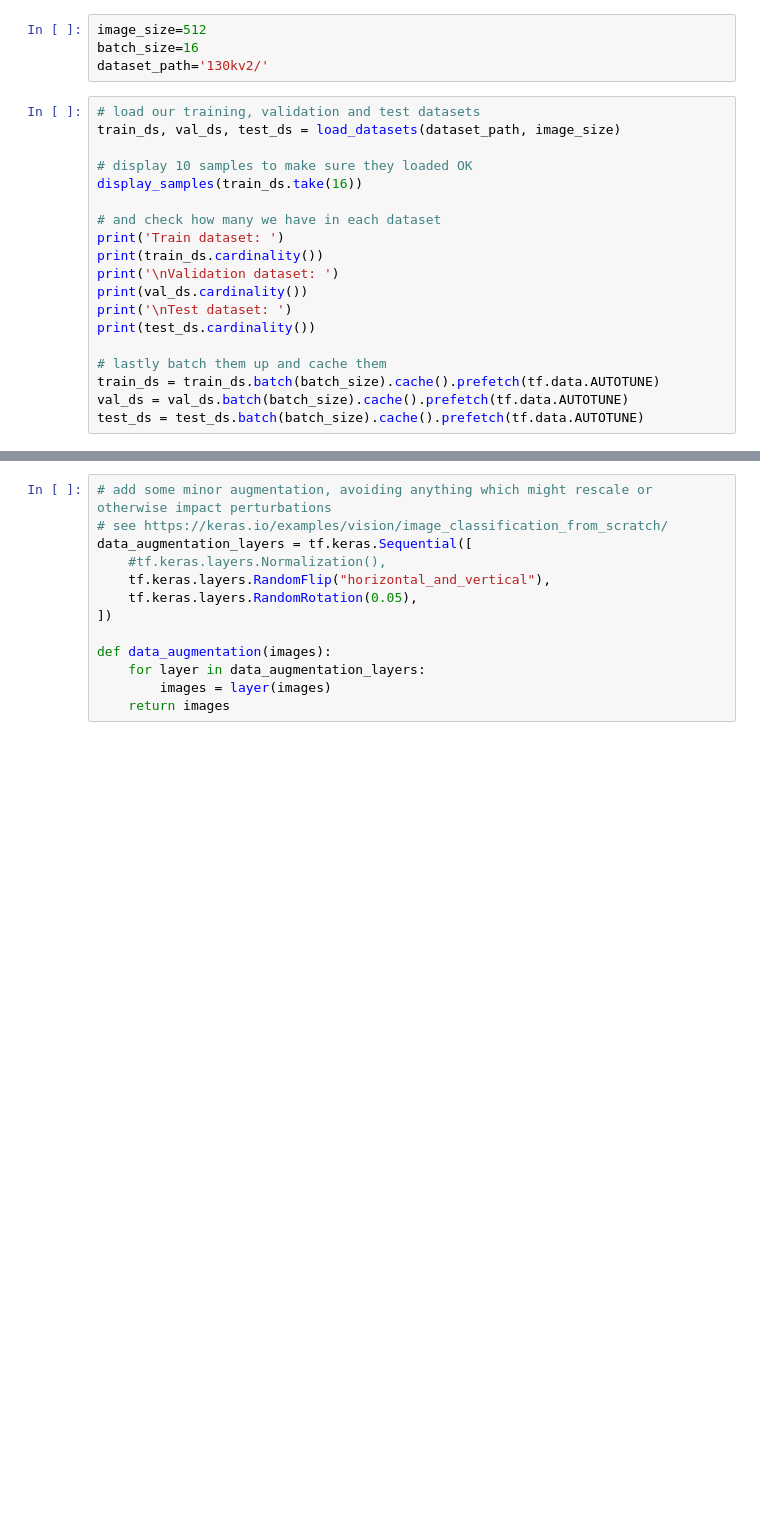
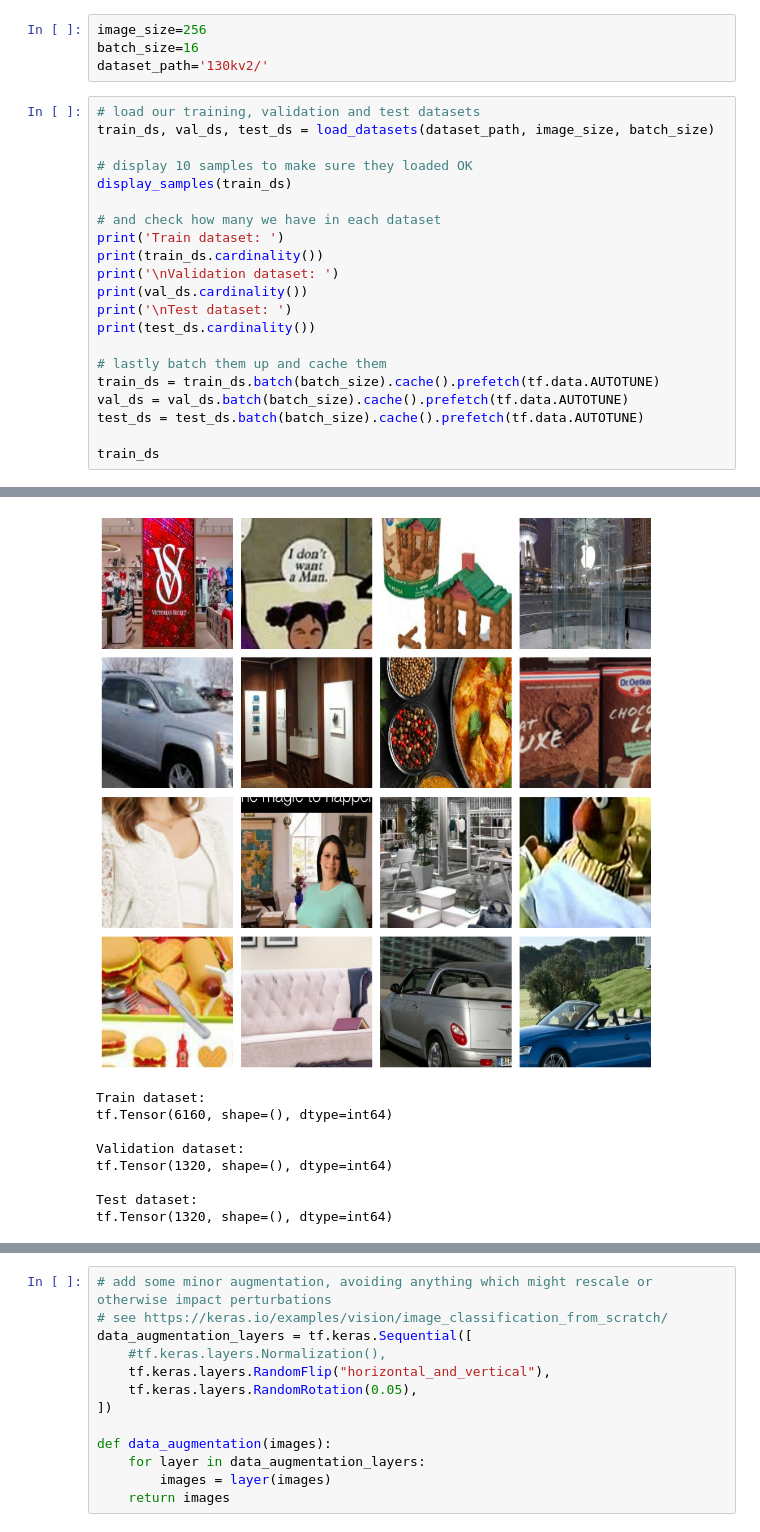
Before and after one commit to nihil5320/poisoned-sample-detection, a Jupyter notebook: notebook.ipynb, the cells around one changed output, grey strips where cells are left out. Saved outputs shown, nothing was run; the diff lists cells and outputs as text; blank space fills up the shorter version.

```diff
--- a/notebook.ipynb
+++ b/notebook.ipynb
@@ -8,13 +13,13 @@ from helper_functions import eval_model,display_samples
 # %%
-image_size=512
+image_size=256
 batch_size=16
 dataset_path='130kv2/'
 # %%
 # load our training, validation and test datasets
-train_ds, val_ds, test_ds = load_datasets(dataset_path, image_size)
+train_ds, val_ds, test_ds = load_datasets(dataset_path, image_size, batch_size)
 
 # display 10 samples to make sure they loaded OK
-display_samples(train_ds.take(16))
+display_samples(train_ds)
 
 # and check how many we have in each dataset
 print('Train dataset: ')
@@ -28,3 +33,6 @@ print(test_ds.cardinality())
 train_ds = train_ds.batch(batch_size).cache().prefetch(tf.data.AUTOTUNE)
 val_ds = val_ds.batch(batch_size).cache().prefetch(tf.data.AUTOTUNE)
 test_ds = test_ds.batch(batch_size).cache().prefetch(tf.data.AUTOTUNE)
+
+train_ds
+# %% [output]
@@ -30,0 +59,9 @@ test_ds = test_ds.batch(batch_size).cache().prefetch(tf.data.AUTOTUNE)
+[figure, added]
+Train dataset:
+tf.Tensor(6160, shape=(), dtype=int64)
+
+Validation dataset:
+tf.Tensor(1320, shape=(), dtype=int64)
+
+Test dataset:
+tf.Tensor(1320, shape=(), dtype=int64)
```
Also changed, not shown: parts of 5 cells of this notebook, 12 other files.
